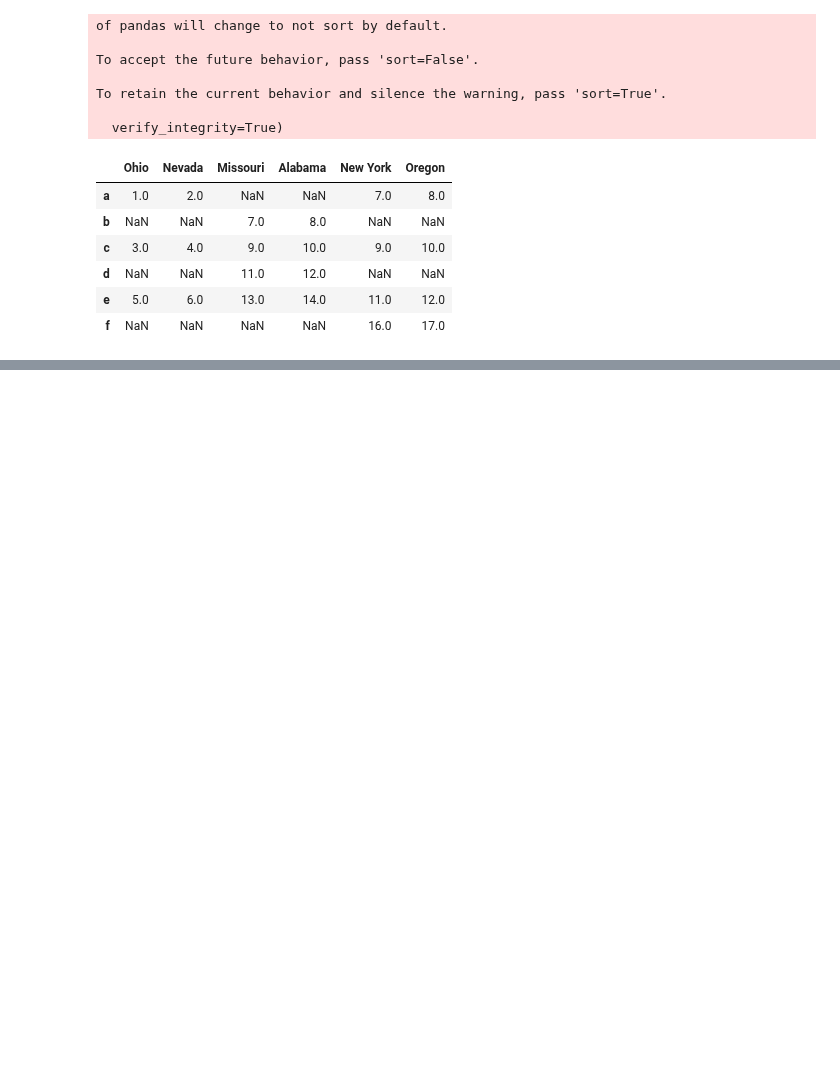
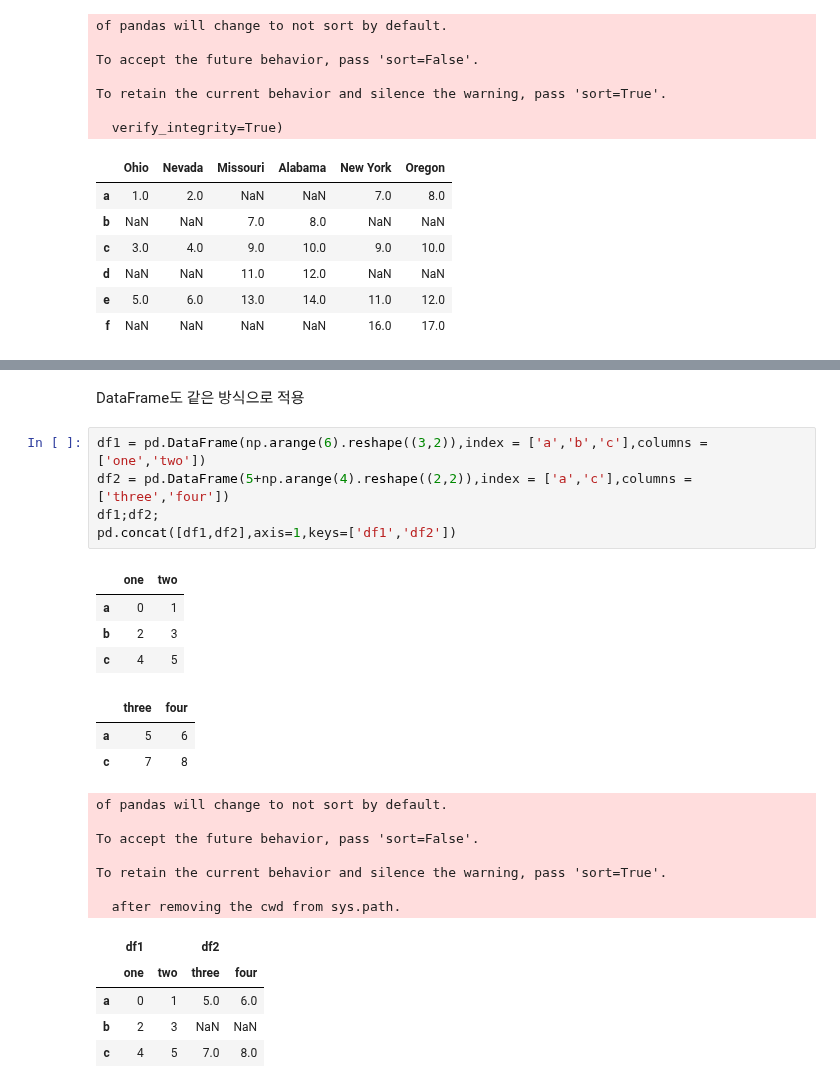
Before and after one commit to Suhwan-Ji/Study_DataScience, a Jupyter notebook: DataAnalysis/Ch08. 데이터 준비하기.ipynb, the cells around one changed output, grey strips where cells are left out. Cells and saved outputs as stored; diff of their text form; blank space fills up the shorter version.

```diff
--- a/DataAnalysis/Ch08. 데이터 준비하기.ipynb
+++ b/DataAnalysis/Ch08. 데이터 준비하기.ipynb
@@ -778,0 +910,27 @@ To retain the current behavior and silence the warning, pass 'sort=True'.
+# %% [markdown]
+DataFrame도 같은 방식으로 적용
+# %%
+df1 = pd.DataFrame(np.arange(6).reshape((3,2)),index = ['a','b','c'],columns = ['one','two'])
+df2 = pd.DataFrame(5+np.arange(4).reshape((2,2)),index = ['a','c'],columns = ['three','four'])
+df1;df2;
+pd.concat([df1,df2],axis=1,keys=['df1','df2'])
+# %% [output]
+|  | one | two |
+| a | 0 | 1 |
+| b | 2 | 3 |
+| c | 4 | 5 |
+|  | three | four |
+| a | 5 | 6 |
+| c | 7 | 8 |
+of pandas will change to not sort by default.
+
+To accept the future behavior, pass 'sort=False'.
+
+To retain the current behavior and silence the warning, pass 'sort=True'.
+
+  after removing the cwd from sys.path.
+|  | df1 |  | df2 |  |
+|  | one | two | three | four |
+| a | 0 | 1 | 5.0 | 6.0 |
+| b | 2 | 3 | NaN | NaN |
+| c | 4 | 5 | 7.0 | 8.0 |
```
Also changed, not shown: parts of 27 cells of this notebook.
